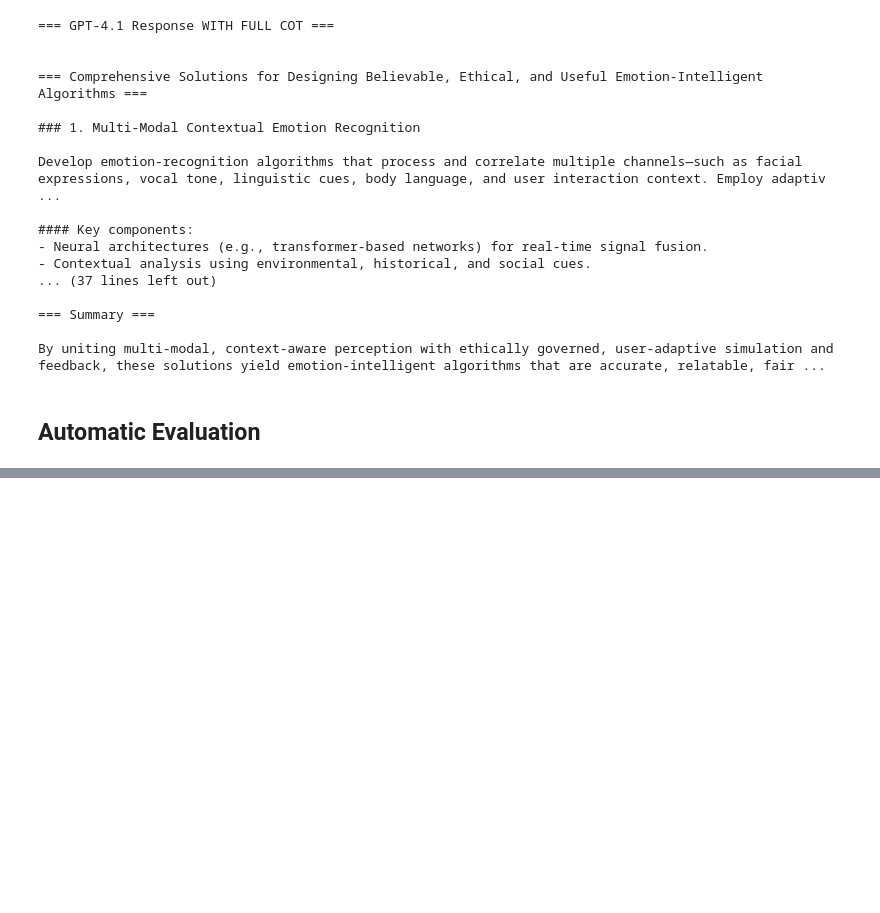
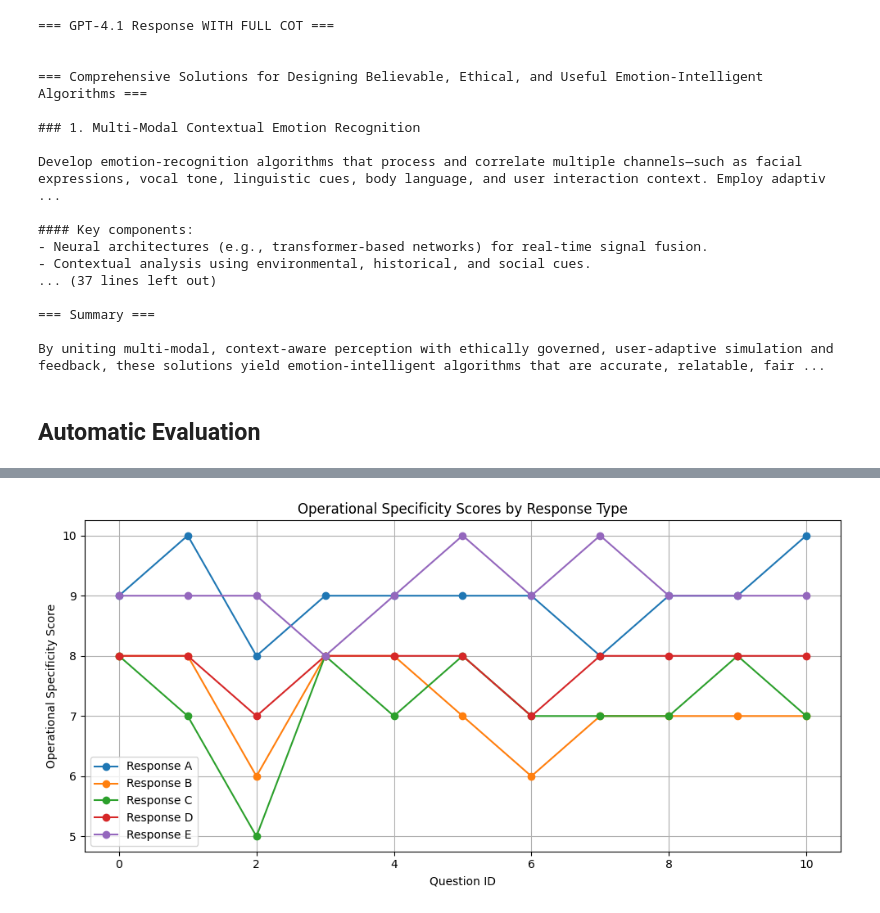
Before and after one commit to Applejuize/Analogical-LLM, a Jupyter notebook: Prototype_Workflow.ipynb, the cells around one changed output, grey strips where cells are left out. Cells and saved outputs as stored; diff of their text form; code cells hidden in the pictures; blank space fills up the shorter version.

```diff
--- a/Prototype_Workflow.ipynb
+++ b/Prototype_Workflow.ipynb
@@ -1321,28 +1432,29 @@ df_eval_results = evaluate_multiple_questions(questions_list, responses)
 # %%
 import matplotlib.pyplot as plt
 def plot_innovativeness(data: pd.DataFrame):
-    # Plot for Innovativeness
     plt.figure(figsize=(10, 5))
+
     for label in data['response_label'].unique():
         subset = data[data['response_label'] == label]
         plt.plot(subset['question_id'], subset['Innovativeness'], label=label, marker='o')
-        plt.title("Innovativeness Scores by Response Type")
-        plt.xlabel("Question ID")
-        plt.ylabel("Innovativeness Score")
-        plt.legend()
-        plt.grid(True)
-        plt.tight_layout()
-        plt.show()
+
+    plt.title("Innovativeness Scores by Response Type")
+    plt.xlabel("Question ID")
+    plt.ylabel("Innovativeness Score")
+    plt.legend()
+    plt.grid(True)
+    plt.tight_layout()
+    plt.show()
 
 def plot_practicality(data: pd.DataFrame):
     # Plot for Practicality
     plt.figure(figsize=(10, 5))
     for label in data['response_label'].unique():
         subset = data[data['response_label'] == label]
-        plt.plot(subset['question_id'], subset['Practicality'], label=label, marker='o')
-    plt.title("Practicality Scores by Response Type")
+        plt.plot(subset['question_id'], subset['Operational Specificity'], label=label, marker='o')
+    plt.title("Operational Specificity Scores by Response Type")
     plt.xlabel("Question ID")
-    plt.ylabel("Practicality Score")
+    plt.ylabel("Operational Specificity Score")
     plt.legend()
     plt.grid(True)
     plt.tight_layout()
@@ -1352,0 +1466,4 @@ def plot_practicality(data: pd.DataFrame):
+# %%
+plot_practicality(df_eval_results)
+# %% [output]
+[figure, added]
```
Also changed, not shown: parts of 16 cells of this notebook.
